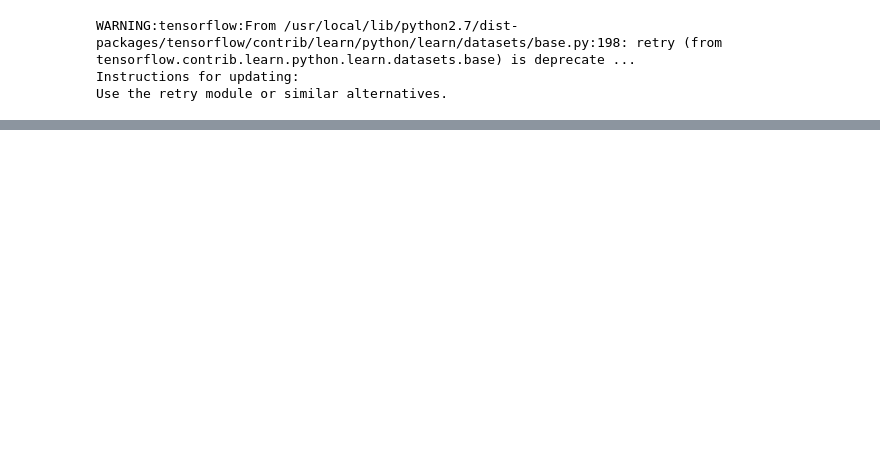
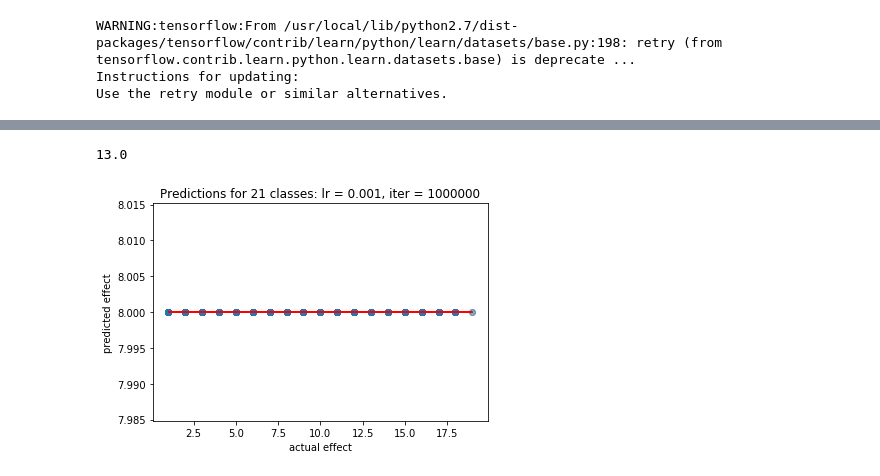
Before and after one commit to numfah23/CrispRNN, a Jupyter notebook: biRNN_4_22.ipynb, the cells around one changed output, grey strips where cells are left out. Cells and saved outputs as stored; diff of their text form; code cells hidden in the pictures; blank space fills up the shorter version.

```diff
--- a/biRNN_4_22.ipynb
+++ b/biRNN_4_22.ipynb
@@ -235,0 +334,25 @@ plt.show()
+# %%
+# test on testing set
+with tf.Session() as sess:
+
+    # Run the initializer
+    sess.run(init)
+
+    # Calculate accuracy and predictions for validation set
+    test_preds = []
+    test_accs_final = []
+    test_losses_final = []
+
+    for i in range(test_labels.shape[0]/batch_size):
+#         val_labels = val_labels.reshape((val_labels.shape[0], num_classes)) # < don't need this??
+        x = test_data[i*batch_size: i*batch_size + batch_size].reshape((batch_size,timesteps, num_input))
+        y = test_labels[i*batch_size:i*batch_size + batch_size].reshape((batch_size,num_classes))
+        test_preds.append(sess.run(prediction, feed_dict={X: x}))
+        test_accs_final.append(sess.run(accuracy, feed_dict={X: x, Y:y}))
+        test_losses_final.append(sess.run(loss_op, feed_dict={X: x, Y:y}))
+
+    test_acc_f = np.mean(test_accs_final)
+    test_loss_f = np.mean(test_losses_final)
+
+    print("Final Test Accuracy = " + "{:.4f}".format(test_acc_f))
+    print("Final Test Loss = " + "{:.4f}".format(test_loss_f))
@@ -235,0 +362,21 @@ plt.show()
+# %%
+np.mean(val_preds)
+# %% [output]
+13.0
+# %%
+# final plot for TESTING data
+t_preds = [v[0] for v in test_preds]
+test_labels = np.argmax(test_labels, axis=1)
+plt.scatter(test_labels, t_preds, alpha=0.02)
+
+z = np.polyfit(test_labels.reshape(test_labels.shape[0],),np.array(t_preds).reshape(len(t_preds),),1)
+p = np.poly1d(z)
+plt.plot(test_labels, p(test_labels), "r")
+
+plt.ylabel("predicted effect")
+plt.xlabel("actual effect")
+plt.title("Predictions for 21 classes: lr = 0.001, iter = 1000000")
+
+plt.show()
+# %% [output]
+[figure, added]
```
Also changed, not shown: parts of 29 cells of this notebook, 1 other file.
